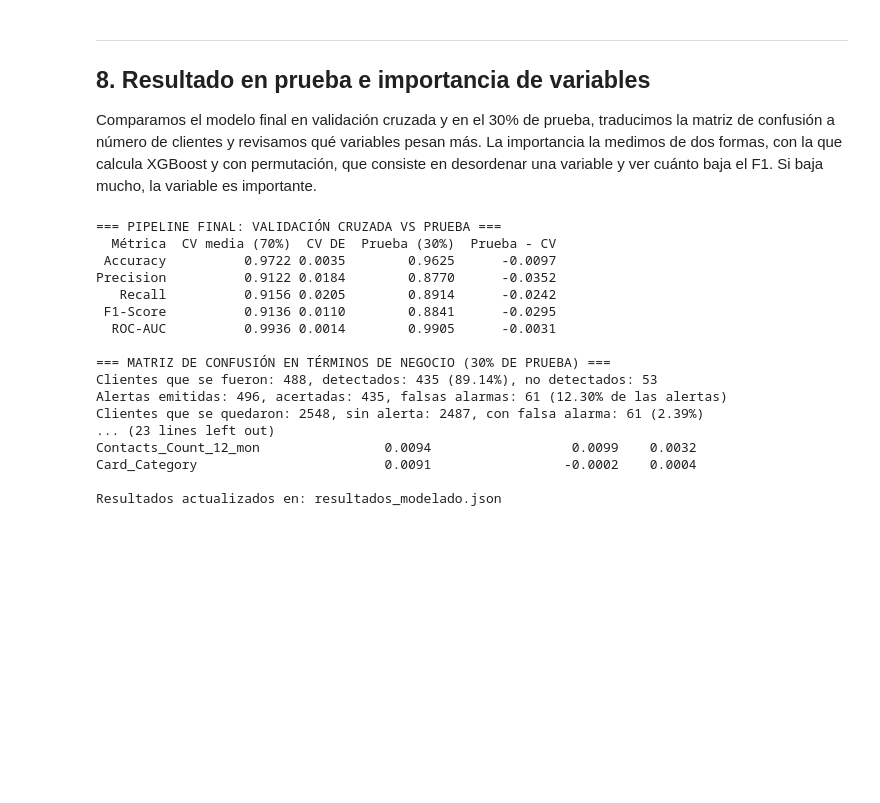
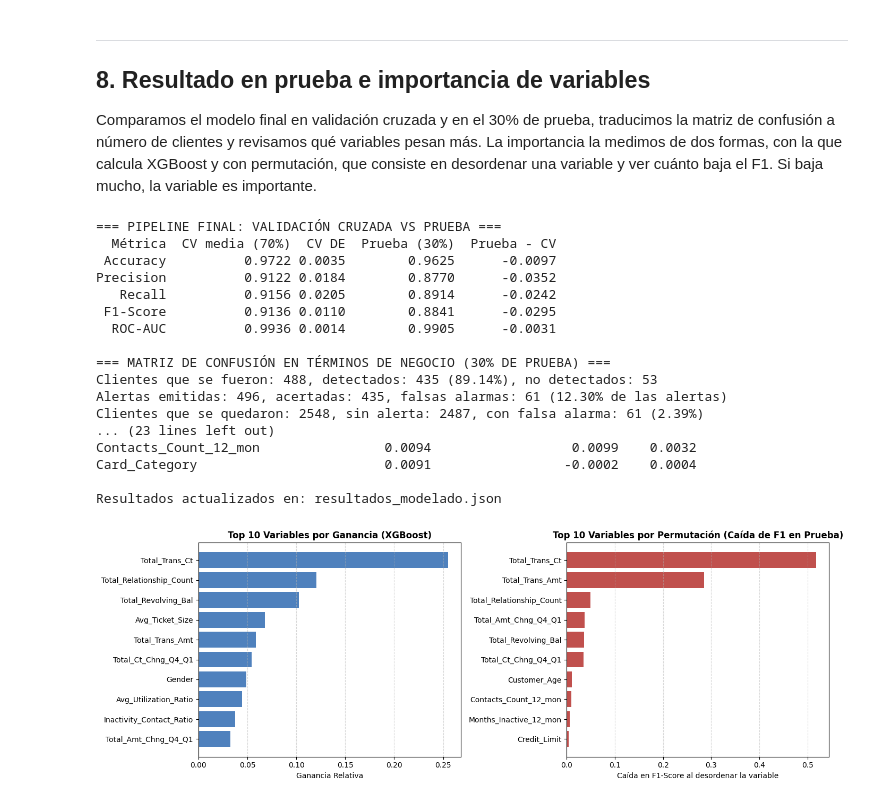
Before and after one commit to dani1309/Clasificacion-de-dataos, a Jupyter notebook: Credit card Churn/02_Modelado_Predictivo_Avanzado.ipynb, the cells around one changed output. Drawn from its saved outputs; the diff is of its cells as text; code cells hidden in the pictures; blank space fills up the shorter version.

```diff
--- a/Credit card Churn/02_Modelado_Predictivo_Avanzado.ipynb
+++ b/Credit card Churn/02_Modelado_Predictivo_Avanzado.ipynb
@@ -648,32 +662,51 @@ df_importancia = df_importancia.sort_values('Ganancia (suma 1)', ascending=False
 df_importancia.index.name = 'Variable'
 print("\n=== IMPORTANCIA DE VARIABLES DEL MODELO FINAL ===")
 print(df_importancia.to_string(na_rep='calculada'))
 
 resultados.update({
     "final_cv_vs_test": df_cv_vs_test.to_dict(orient='records'),
     "confusion_matrix": {"tn": int(tn), "fp": int(fp), "fn": int(fn), "tp": int(tp)},
     "feature_importance": df_importancia.reset_index().astype(object).where(df_importancia.reset_index().notna(), None).to_dict(orient='records')
 })
 with open("resultados_modelado.json", "w", encoding="utf-8") as f:
     json.dump(resultados, f, ensure_ascii=False, indent=2)
 print("\nResultados actualizados en: resultados_modelado.json")
+
+# Visualización de las 10 variables más importantes (Ganancia vs Permutación)
+fig, axes = plt.subplots(1, 2, figsize=(14, 5))
+
+top_gain = df_importancia['Ganancia (suma 1)'].sort_values(ascending=True).tail(10)
+axes[0].barh(top_gain.index, top_gain.values, color='#4F81BD')
+axes[0].set_title("Top 10 Variables por Ganancia (XGBoost)", fontweight='bold')
+axes[0].set_xlabel("Ganancia Relativa")
+axes[0].grid(axis='x', linestyle='--', alpha=0.5)
+
+top_perm = df_importancia['Caída F1 (permutación)'].dropna().sort_values(ascending=True).tail(10)
+axes[1].barh(top_perm.index, top_perm.values, color='#C0504D')
+axes[1].set_title("Top 10 Variables por Permutación (Caída de F1 en Prueba)", fontweight='bold')
+axes[1].set_xlabel("Caída en F1-Score al desordenar la variable")
+axes[1].grid(axis='x', linestyle='--', alpha=0.5)
+
+plt.tight_layout()
+plt.show()
 # %% [output]
 === PIPELINE FINAL: VALIDACIÓN CRUZADA VS PRUEBA ===
   Métrica  CV media (70%)  CV DE  Prueba (30%)  Prueba - CV
  Accuracy          0.9722 0.0035        0.9625      -0.0097
 Precision          0.9122 0.0184        0.8770      -0.0352
    Recall          0.9156 0.0205        0.8914      -0.0242
  F1-Score          0.9136 0.0110        0.8841      -0.0295
   ROC-AUC          0.9936 0.0014        0.9905      -0.0031
 
 === MATRIZ DE CONFUSIÓN EN TÉRMINOS DE NEGOCIO (30% DE PRUEBA) ===
 Clientes que se fueron: 488, detectados: 435 (89.14%), no detectados: 53
 Alertas emitidas: 496, acertadas: 435, falsas alarmas: 61 (12.30% de las alertas)
 Clientes que se quedaron: 2548, sin alerta: 2487, con falsa alarma: 61 (2.39%)
 ... (23 lines left out)
 Contacts_Count_12_mon                0.0094                  0.0099    0.0032
 Card_Category                        0.0091                 -0.0002    0.0004
 
 Resultados actualizados en: resultados_modelado.json
+[figure, added]
 # %% [markdown]
 ### Interpretación del resultado en prueba
```
Also changed, not shown: parts of 5 cells of this notebook.
